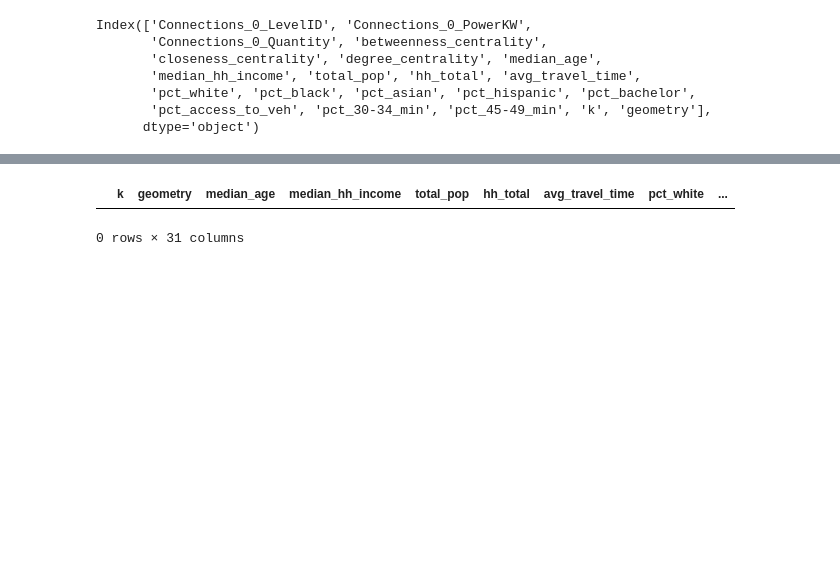
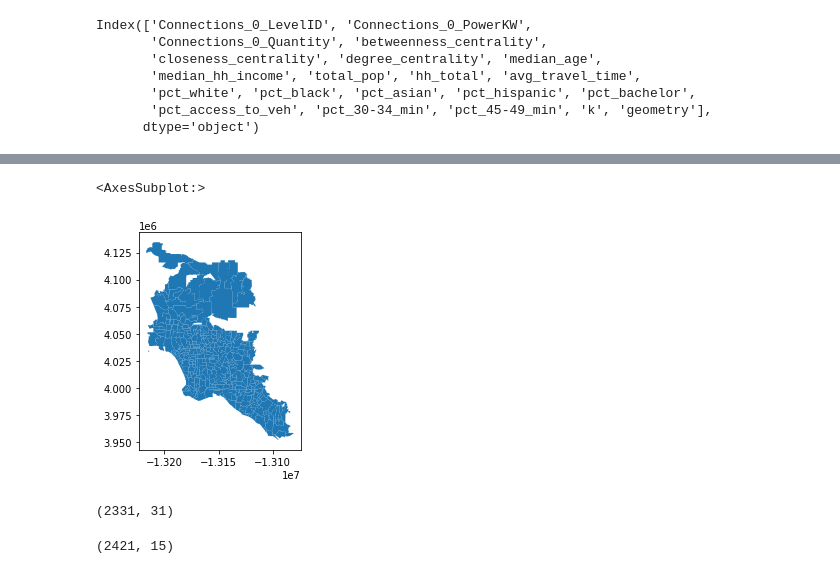
Before and after one commit to jarviskroos7/SoCalEVCSNetwork, a Jupyter notebook: notebooks/dmv.ipynb, the cells around one changed output, grey strips where cells are left out. Saved outputs shown, nothing was run; the diff lists cells and outputs as text; code cells hidden in the pictures; blank space fills up the shorter version.

```diff
--- a/notebooks/dmv.ipynb
+++ b/notebooks/dmv.ipynb
@@ -248,2 +273,11 @@ gdf_merged_ev_percentage.plot()
+# %%
+gdf_merged_ev_percentage = gdf_merged_ev_percentage.to_crs(epsg=3857)
+# %%
+# axis should have 6digit values!
+
+gdf_merged_ev_percentage.plot()
+# %% [output]
+<AxesSubplot:>
+[figure, added]
 # %%
 #ev population share
@@ -251,5 +285,12 @@ chargers_and_ev_percentage = gpd.sjoin(clusters_filtered, gdf_merged_ev_percenta
-# %%
-chargers_and_ev_percentage
-# %% [output]
-|  | k | geometry | median_age | median_hh_income | total_pop | hh_total | avg_travel_time | pct_white | ... |
-0 rows × 31 columns
+# %%
+# should have 2331 rows!
+
+chargers_and_ev_percentage.shape
+# %% [output]
+(2331, 31)
+# %%
+# lost a few nodes, should be fine!
+
+clusters_filtered.shape
+# %% [output]
+(2421, 15)
```
Also changed, not shown: parts of 10 cells of this notebook.
